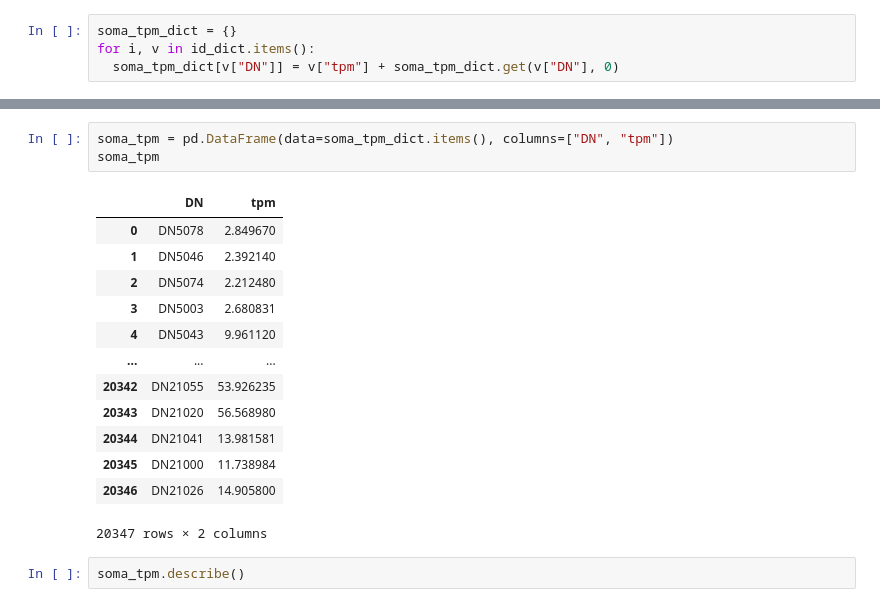
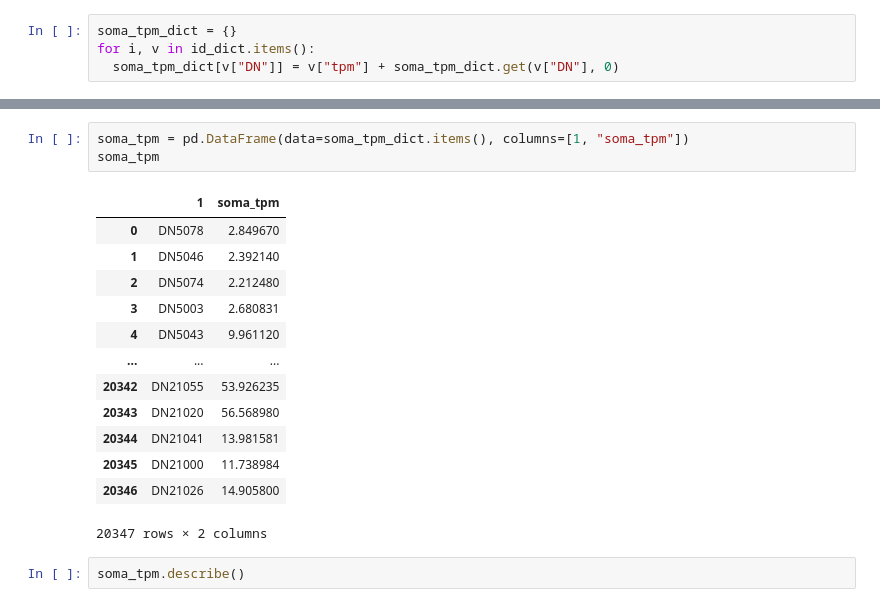
Before and after one commit to juliaradula/rhizomucor_miehei_transcriptome, a Jupyter notebook: transcriptome_dataframe_modifications.ipynb, the cells around one changed output, grey strips where cells are left out. Cells and saved outputs as stored; diff of their text form.

```diff
--- a/transcriptome_dataframe_modifications.ipynb
+++ b/transcriptome_dataframe_modifications.ipynb
@@ -203,8 +150,8 @@ soma_tpm_dict
 # %%
-soma_tpm = pd.DataFrame(data=soma_tpm_dict.items(), columns=["DN", "tpm"])
+soma_tpm = pd.DataFrame(data=soma_tpm_dict.items(), columns=[1, "soma_tpm"])
 soma_tpm
 # %% [output]
-|  | DN | tpm |
+|  | 1 | soma_tpm |
 | 0 | DN5078 | 2.849670 |
 | 1 | DN5046 | 2.392140 |
 | 2 | DN5074 | 2.212480 |
```
Also changed, not shown: parts of 55 cells of this notebook.
